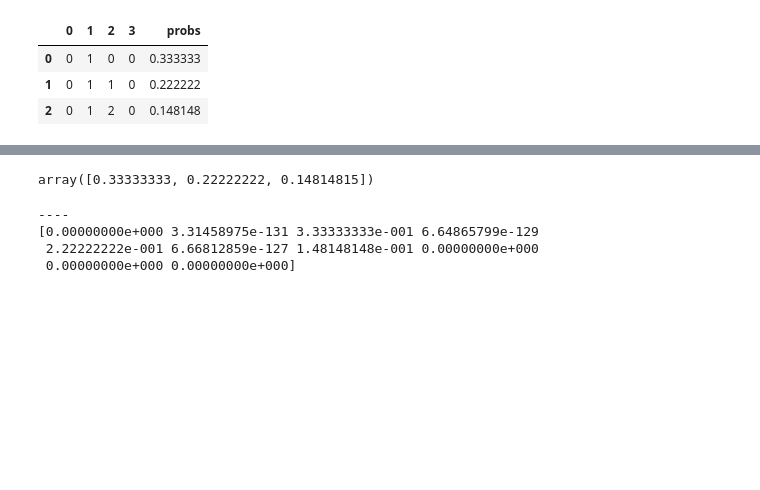
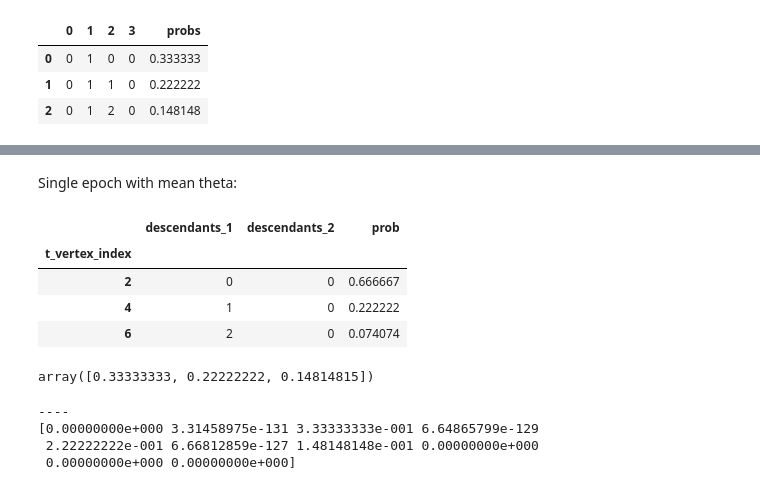
Before and after one commit to munch-group/phasic, a Jupyter notebook: docs/pages/tutorial/time_inhom_joint_prob.ipynb, the cells around one changed output, grey strips where cells are left out. Drawn from its saved outputs; the diff is of its cells as text; code cells hidden in the pictures; blank space fills up the shorter version.

```diff
--- a/docs/pages/tutorial/time_inhom_joint_prob.ipynb
+++ b/docs/pages/tutorial/time_inhom_joint_prob.ipynb
@@ -310,0 +350,12 @@ joint_probs_final_epoch(joint_graph_epoch)
+# %% [markdown]
+Single epoch with mean theta:
+# %%
+joint_graph = graph.joint_prob_graph(mutation_rate=MUTATION_RATE, reward_limit=REWARD_LIMIT)
+joint_graph.update_weights([mean_theta, 1])
+joint_graph.joint_prob_table()
+# %% [output]
+|  | descendants_1 | descendants_2 | prob |
+| t_vertex_index |  |  |  |
+| 2 | 0 | 0 | 0.666667 |
+| 4 | 1 | 0 | 0.222222 |
+| 6 | 2 | 0 | 0.074074 |
```
Also changed, not shown: parts of 11 cells of this notebook.
